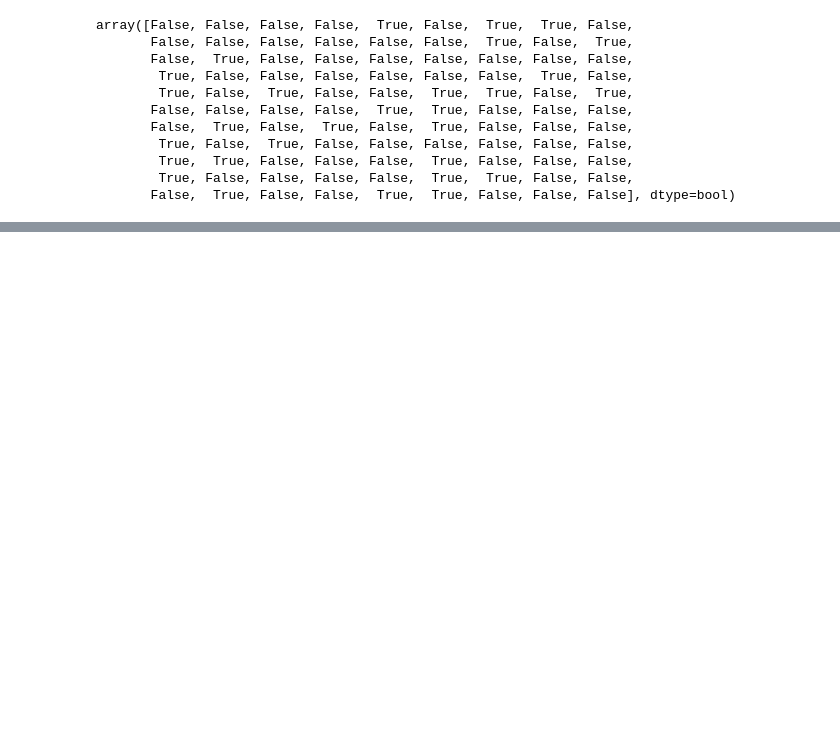
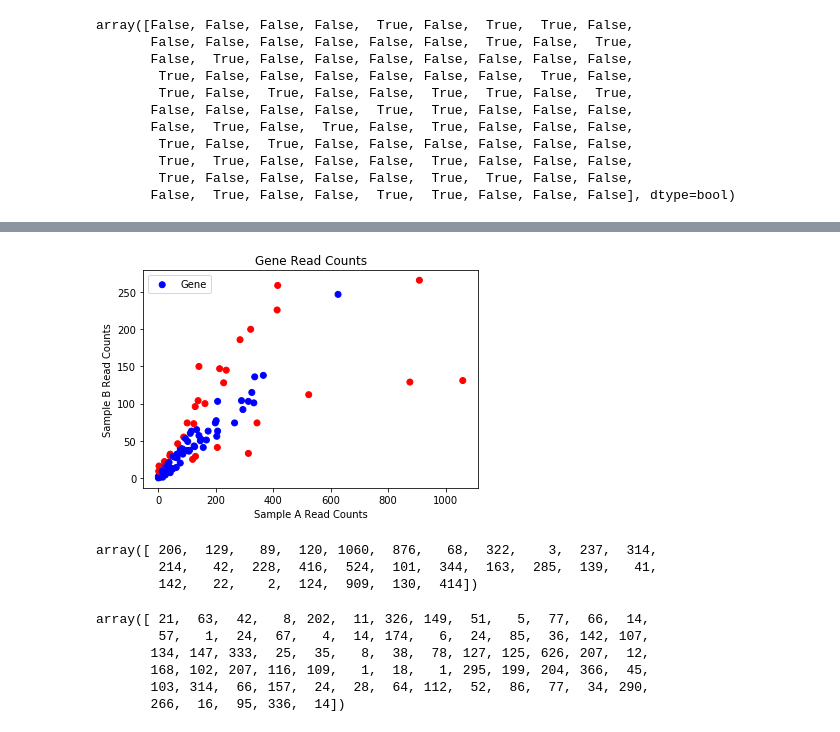
Before and after one commit to annabehling/program_B, a Jupyter notebook: program_B.ipynb, the cells around one changed output, grey strips where cells are left out. Drawn from its saved outputs; the diff is of its cells as text; code cells hidden in the pictures; blank space fills up the shorter version.

```diff
--- a/program_B.ipynb
+++ b/program_B.ipynb
@@ -711,0 +731,7 @@ array([False, False, False, False,  True, False,  True,  True, False,
+# %%
+colours = []
+for element in p_adjusted[0]:
+    if element:
+        colours.append('r')
+    else:
+        colours.append('b')
@@ -711,0 +746,11 @@ array([False, False, False, False,  True, False,  True,  True, False,
+# %%
+#make legend
+from matplotlib.pyplot import savefig
+plt.scatter(x, y, c=colours, label='Gene')
+plt.title("Gene Read Counts")
+plt.xlabel("Sample A Read Counts")
+plt.ylabel("Sample B Read Counts")
+plt.legend()
+savefig('scatter_plot.pdf')
+# %% [output]
+[figure, added]
@@ -711,0 +763,15 @@ array([False, False, False, False,  True, False,  True,  True, False,
+# %%
+x[sig_or_not] #because it's already true/false in array
+# %% [output]
+array([ 206,  129,   89,  120, 1060,  876,   68,  322,    3,  237,  314,
+        214,   42,  228,  416,  524,  101,  344,  163,  285,  139,   41,
+        142,   22,    2,  124,  909,  130,  414])
+# %%
+x[~sig_or_not]
+# %% [output]
+array([ 21,  63,  42,   8, 202,  11, 326, 149,  51,   5,  77,  66,  14,
+        57,   1,  24,  67,   4,  14, 174,   6,  24,  85,  36, 142, 107,
+       134, 147, 333,  25,  35,   8,  38,  78, 127, 125, 626, 207,  12,
+       168, 102, 207, 116, 109,   1,  18,   1, 295, 199, 204, 366,  45,
+       103, 314,  66, 157,  24,  28,  64, 112,  52,  86,  77,  34, 290,
+       266,  16,  95, 336,  14])
```
Also changed, not shown: parts of 12 cells of this notebook.
